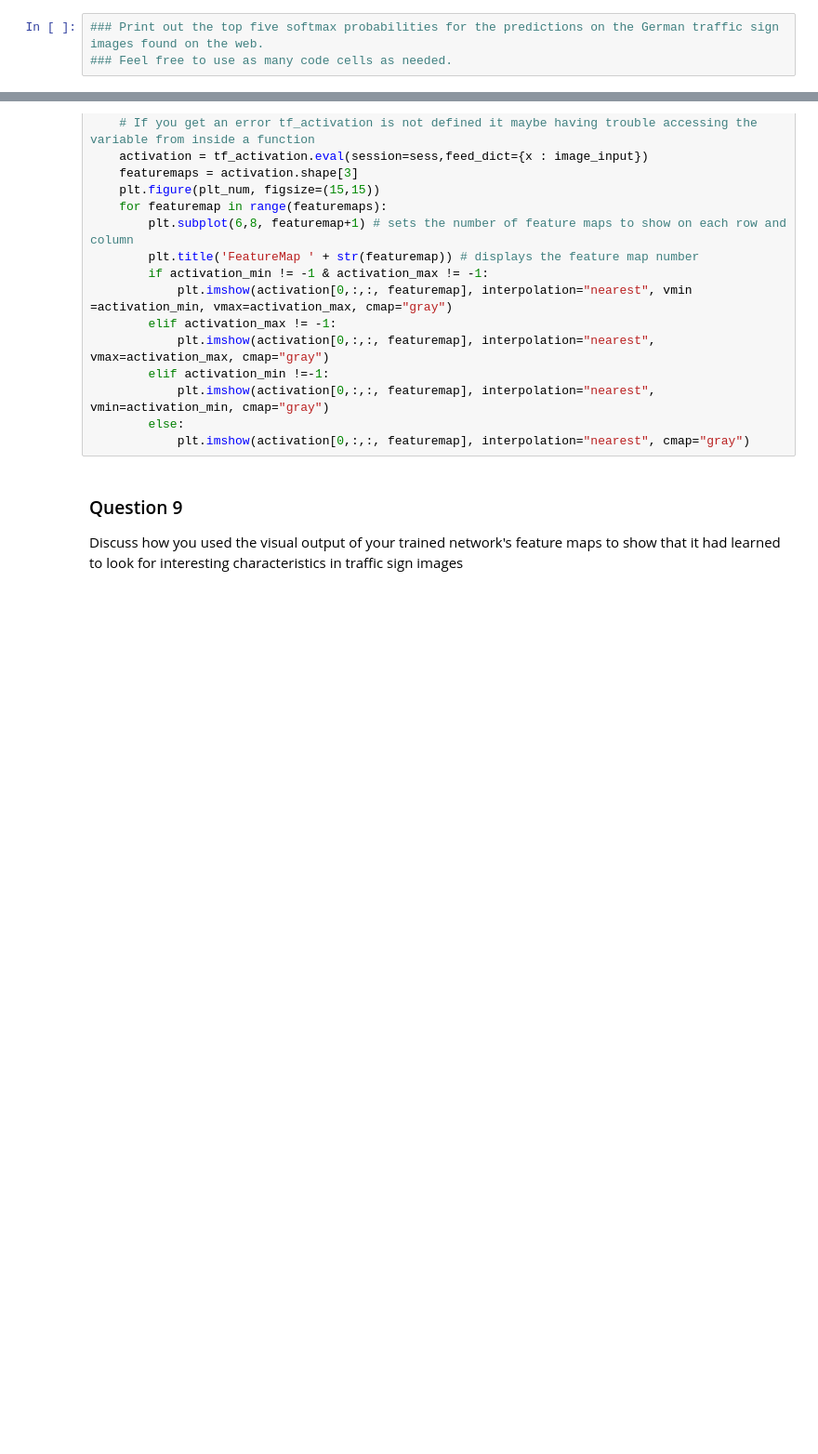
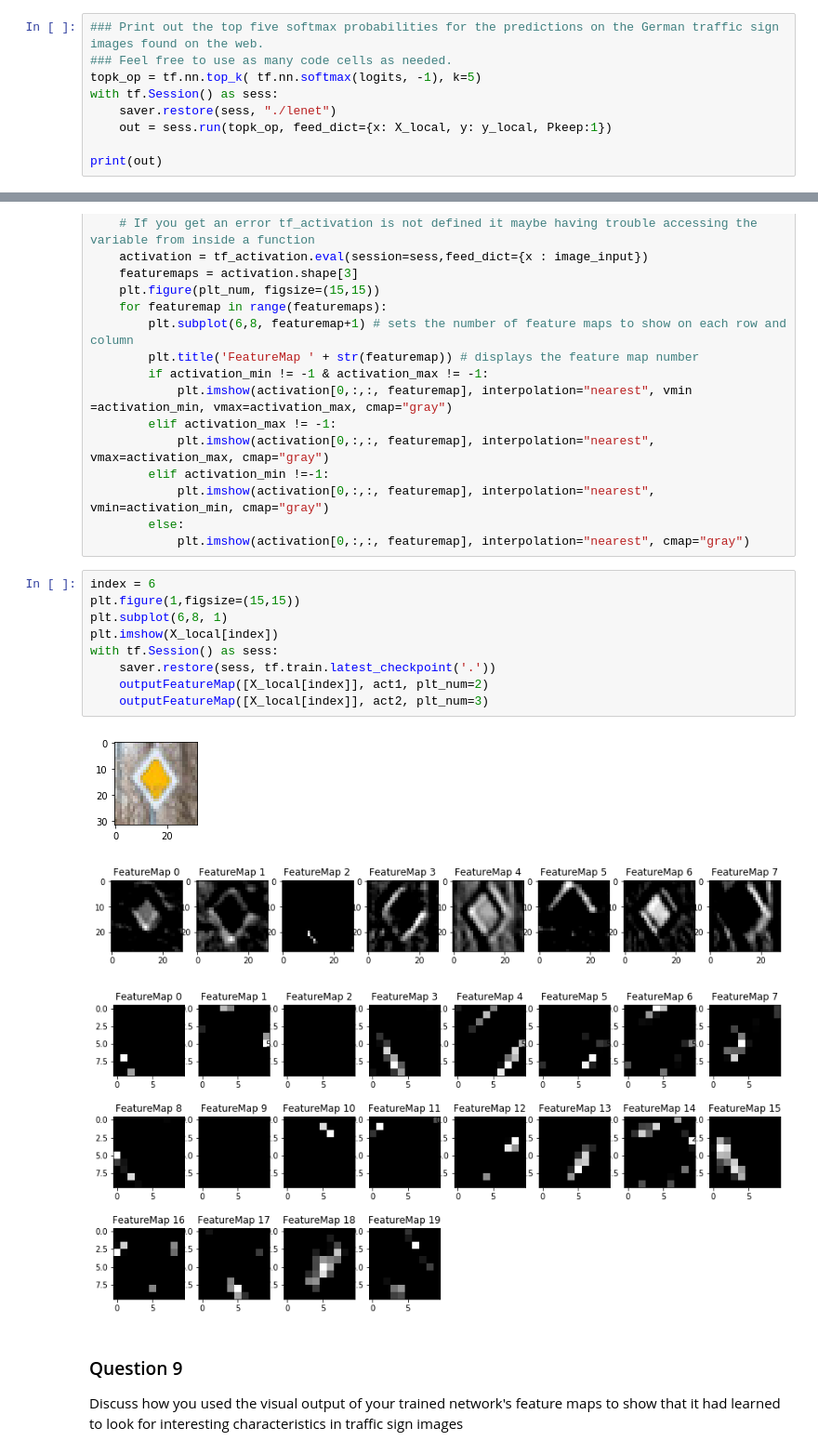
Before and after one commit to jkamano/CarND-Traffic-Sign-Classifier-Project, a Jupyter notebook: Traffic_Sign_Classifier.ipynb, the cells around one changed output, grey strips where cells are left out. Shown at 93% size. Cells and saved outputs as stored; diff of their text form; blank space fills up the shorter version.

```diff
--- a/Traffic_Sign_Classifier.ipynb
+++ b/Traffic_Sign_Classifier.ipynb
@@ -422,3 +459,9 @@ Looking just at the first row we get `[ 0.34763842,  0.24879643,  0.12789202]`,
 # %%
 ### Print out the top five softmax probabilities for the predictions on the German traffic sign images found on the web.
 ### Feel free to use as many code cells as needed.
+topk_op = tf.nn.top_k( tf.nn.softmax(logits, -1), k=5)
+with tf.Session() as sess:
+    saver.restore(sess, "./lenet")
+    out = sess.run(topk_op, feed_dict={x: X_local, y: y_local, Pkeep:1})
+
+print(out)
@@ -470,6 +533,19 @@ def outputFeatureMap(image_input, tf_activation, activation_min=-1, activation_m
             plt.imshow(activation[0,:,:, featuremap], interpolation="nearest", vmin=activation_min, cmap="gray")
         else:
             plt.imshow(activation[0,:,:, featuremap], interpolation="nearest", cmap="gray")
+# %%
+index = 6
+plt.figure(1,figsize=(15,15))
+plt.subplot(6,8, 1)
+plt.imshow(X_local[index])
+with tf.Session() as sess:
+    saver.restore(sess, tf.train.latest_checkpoint('.'))
+    outputFeatureMap([X_local[index]], act1, plt_num=2)
+    outputFeatureMap([X_local[index]], act2, plt_num=3)
+# %% [output]
+[figure, added]
+[figure, added]
+[figure, added]
 # %% [markdown]
 ### Question 9
 
```
Also changed, not shown: parts of 11 cells of this notebook, 17 other files.
